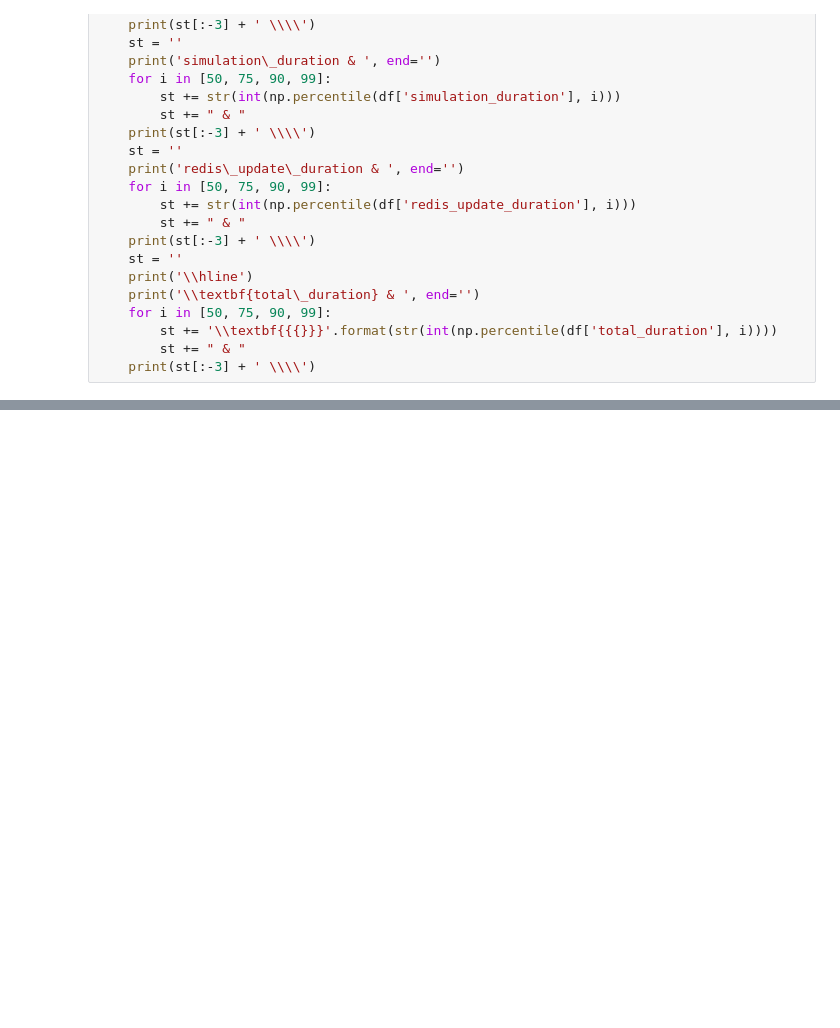
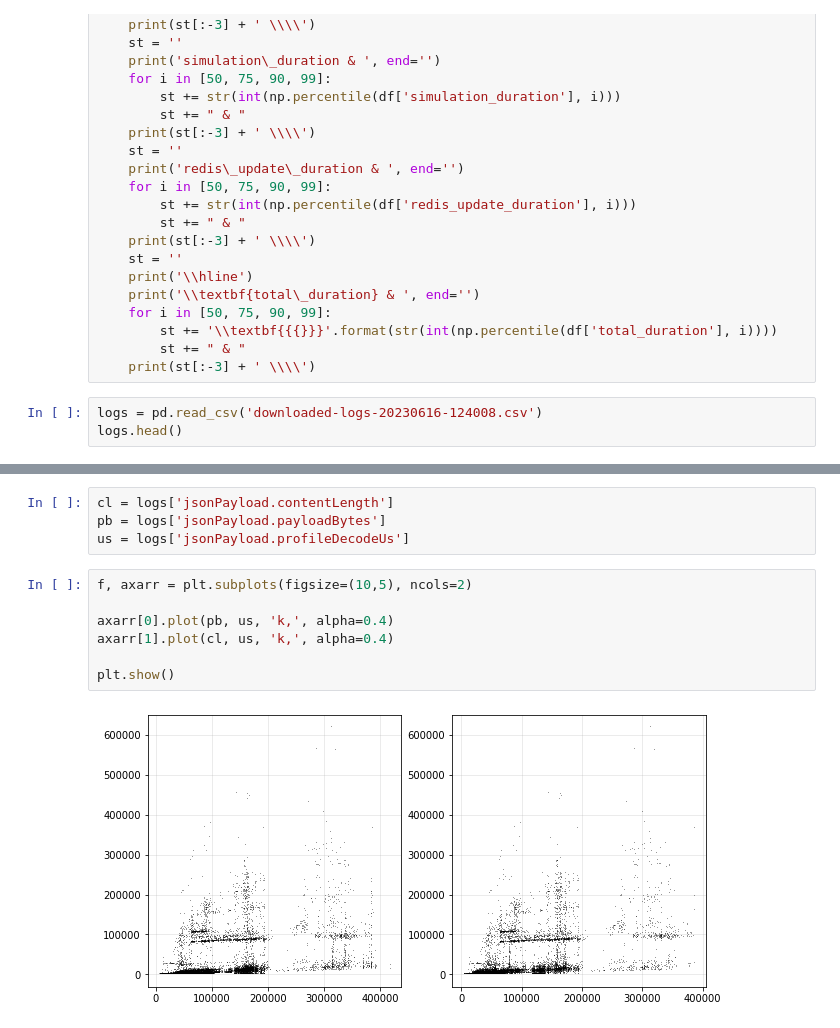
Before and after one commit to michaelneuder/relay-data, a Jupyter notebook: rsy/v2.ipynb, the cells around one changed output, grey strips where cells are left out. Saved outputs shown, nothing was run; the diff lists cells and outputs as text; blank space fills up the shorter version.

```diff
--- a/rsy/v2.ipynb
+++ b/rsy/v2.ipynb
@@ -191,3 +191,6 @@ def printdf(df):
         st += '\\textbf{{{}}}'.format(str(int(np.percentile(df['total_duration'], i))))
         st += " & "
     print(st[:-3] + ' \\\\')
+# %%
+logs = pd.read_csv('downloaded-logs-20230616-124008.csv')
+logs.head()
@@ -193,0 +225,13 @@ def printdf(df):
+# %%
+cl = logs['jsonPayload.contentLength']
+pb = logs['jsonPayload.payloadBytes']
+us = logs['jsonPayload.profileDecodeUs']
+# %%
+f, axarr = plt.subplots(figsize=(10,5), ncols=2)
+
+axarr[0].plot(pb, us, 'k,', alpha=0.4)
+axarr[1].plot(cl, us, 'k,', alpha=0.4)
+
+plt.show()
+# %% [output]
+[figure, added]
```
Also changed, not shown: parts of 3 cells of this notebook.
